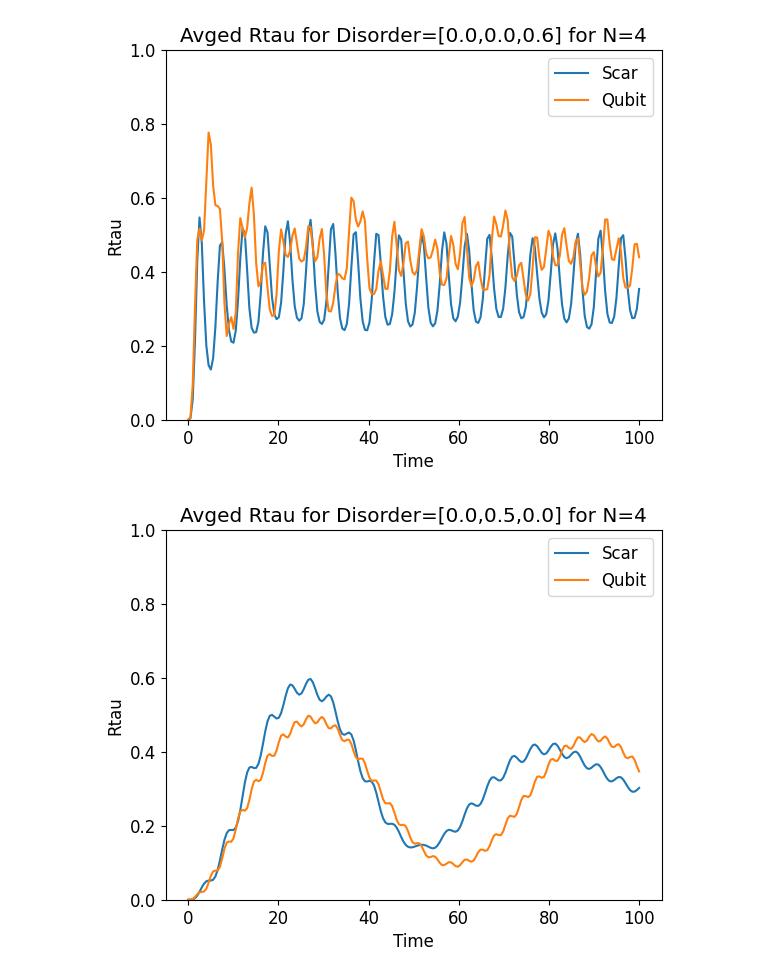
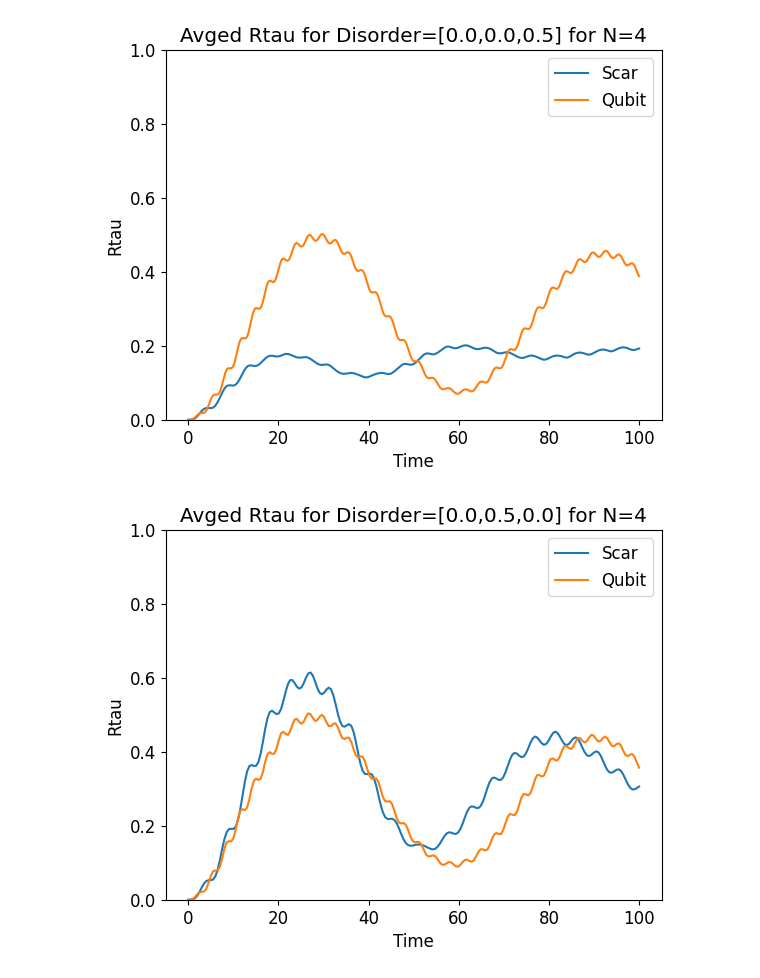
Before and after one commit to Idden/Quantum-Internship, a Jupyter notebook: Quantum_Batteries_Scars/disorder_tests/not_so_incredible_plot.ipynb, the cells around one changed output. Drawn from its saved outputs; the diff is of its cells as text; code cells hidden in the pictures.

```diff
--- a/Quantum_Batteries_Scars/disorder_tests/not_so_incredible_plot.ipynb
+++ b/Quantum_Batteries_Scars/disorder_tests/not_so_incredible_plot.ipynb
@@ -11,13 +11,13 @@ wm = 1.0
 freq_dis = 0.00
 indv_qubit = False
 t_max = 100
-tlist = np.linspace(0, t_max, t_max * 2)
+tlist = np.linspace(0, t_max, t_max * 5)
 reals = 200
 rand = True
 
 dz = 0.0
 dy = 0.0
-dx = 0.1
+dx = 0.5
 
 args = {"A": 0.1, "omega": wd}
 qargs = {"A": 0.1, "omega": wm}
@@ -29,34 +29,34 @@ for _ in range(reals):
 
     H = qt.QobjEvo([H0, [H1, coeff]], args=args)
     psi_t = qt.sesolve(H, eigenstates[0], tlist, e_ops=[H0])
     Rtau_scar = np.array(np.real(psi_t.expect[0] - psi_t.expect[0][0]) / bandwidth)
     full_scar += Rtau_scar
 
 full_scar = full_scar / reals
 
 full_qubit = 0
 for _ in range(reals):
     qH0, qH1 = get_qubit_ham(N, wm=wm, ham_disorder=[dz, dy, dx], random_seed=rand, indv_qubits=indv_qubit)
     qeigenvalues, qeigenstates = qH0.eigenstates()
     qbandwidth = qeigenvalues[-1] - qeigenvalues[0]
 
     qH = qt.QobjEvo([qH0, [qH1, coeff]], args=qargs)
     qpsi_t = qt.sesolve(qH, qeigenstates[0], tlist, e_ops=[qH0])
     Rtau_qubit = np.array(np.real(qpsi_t.expect[0] - qpsi_t.expect[0][0]) / qbandwidth)
     full_qubit += Rtau_qubit
 
 full_qubit = full_qubit / reals
 
 plt.title(f"Avged Rtau for Disorder=[{dz},{dy},{dx}] for N={N}")
 plt.xlabel("Time")
 plt.ylabel("Rtau")
 plt.plot(tlist, full_scar, label="Scar")
 plt.plot(tlist, full_qubit, label="Qubit")
 plt.legend()
 plt.ylim(0, 1)
 plt.show()
 # %% [output]
-[figure, old version]
+[figure, new version]
 # %%
 N = 4
 wd = 0.6365091993031
@@ -109,7 +109,7 @@ plt.legend()
 plt.ylim(0, 1)
 plt.show()
 # %% [output]
-[figure, old version]
+[figure, new version]
 # %%
 N = 4
 wd = 0.6365091993031
```
Also changed, not shown: parts of 1 cell of this notebook, 2 other files.
